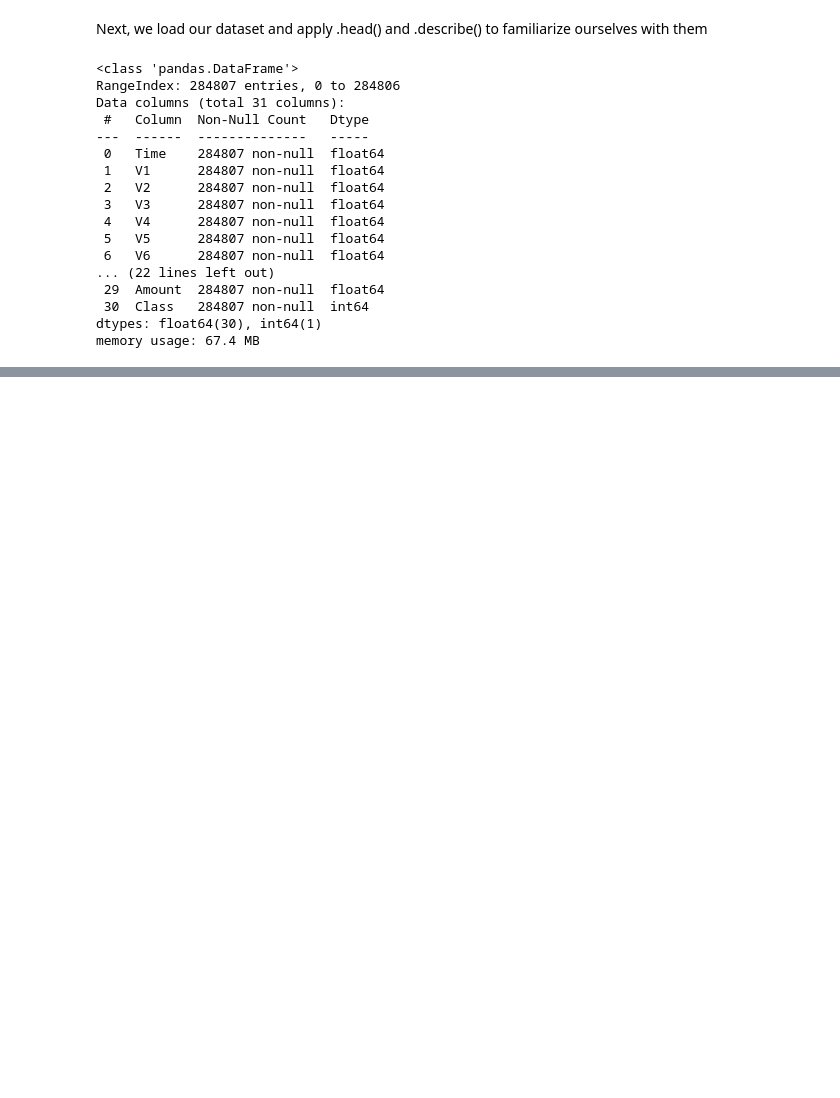
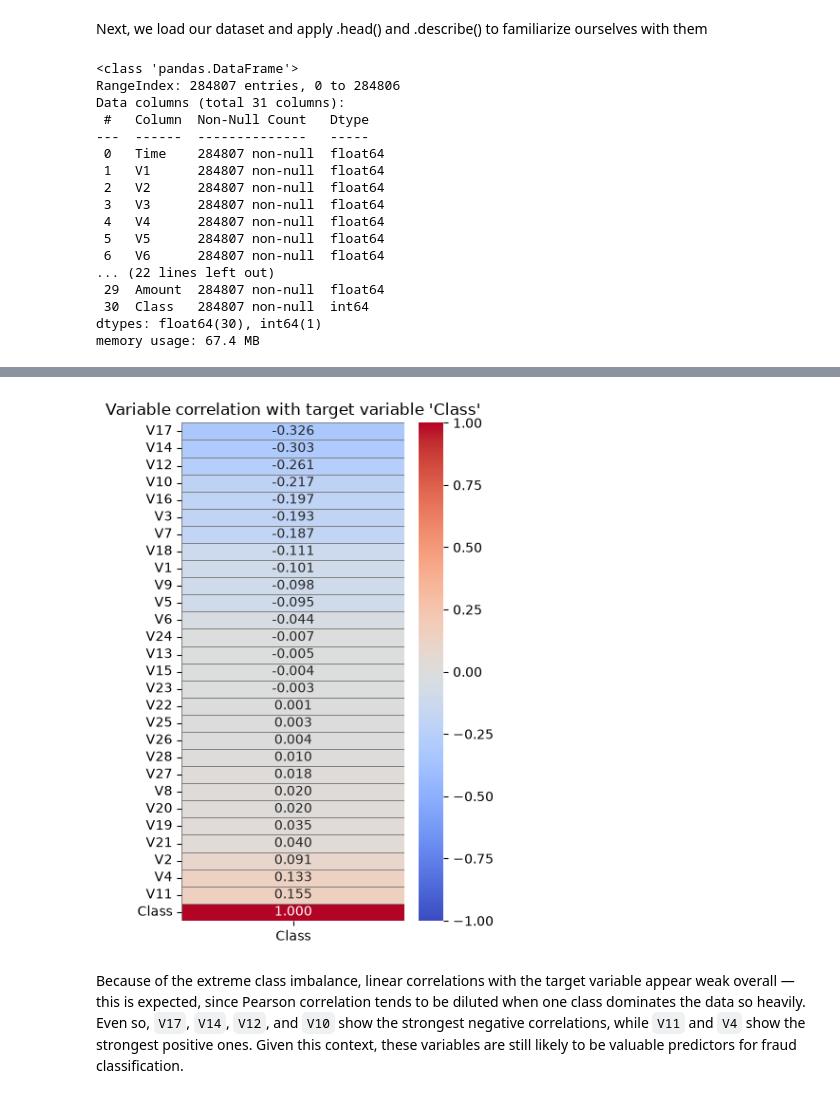
Before and after one commit to sgcuervo/credit-card-fraud-detection, a Jupyter notebook: credit-card-fraud-detection.ipynb, the cells around one changed output, grey strips where cells are left out. Cells and saved outputs as stored; diff of their text form; code cells hidden in the pictures; blank space fills up the shorter version.

```diff
--- a/credit-card-fraud-detection.ipynb
+++ b/credit-card-fraud-detection.ipynb
@@ -67,0 +99,7 @@ The target variable `Class` takes only two values: *0* (**legitimate transaction
+# %%
+correlations = credit_card.corr()["Class"].sort_values()
+
+print("Top 5 negative correlations:")
+print(correlations.head())
+print("\nTop 5 positive correlations:")
+print(correlations.tail(6))
@@ -67,0 +123,23 @@ The target variable `Class` takes only two values: *0* (**legitimate transaction
+# %%
+correlations_df = correlations.to_frame()
+correlations_df = correlations_df.drop(["Time", "Amount"])
+
+plt.figure(figsize=(4, 6))
+
+sns.heatmap(
+    correlations_df,
+    annot=True,
+    cmap="coolwarm",
+    fmt=".3f",
+    vmin=-1,
+    vmax=1,
+    linewidths=.5,
+    linecolor="gray")
+
+plt.title("Variable correlation with target variable 'Class'")
+plt.tight_layout()
+plt.show()
+# %% [output]
+[figure, added]
+# %% [markdown]
+Because of the extreme class imbalance, linear correlations with the target variable appear weak overall — this is expected, since Pearson correlation tends to be diluted when one class dominates the data so heavily. Even so, `V17`, `V14`, `V12`, and `V10` show the strongest negative correlations, while `V11` and `V4` show the strongest positive ones. Given this context, these variables are still likely to be valuable predictors for fraud classification.
```
Also changed, not shown: parts of 11 cells of this notebook.
